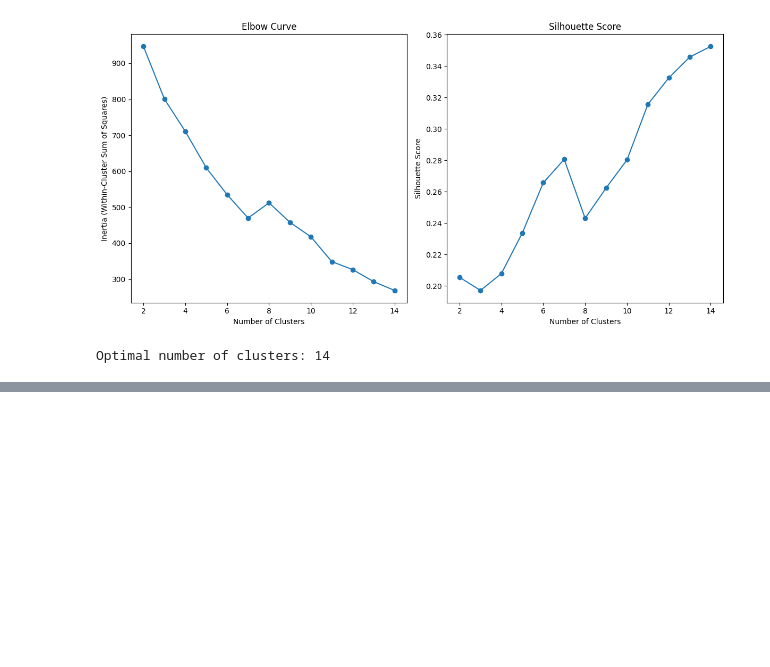
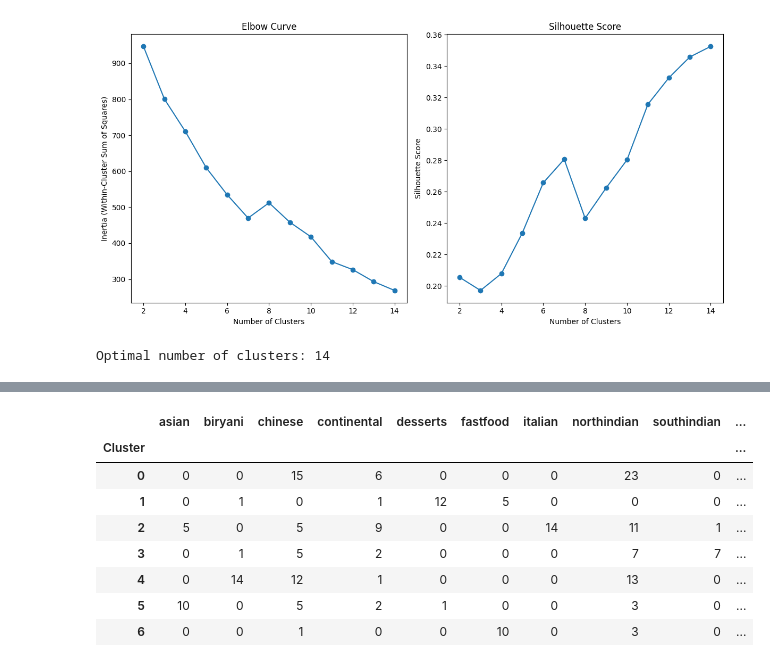
Before and after one commit to Nitin-Flavier13/Zomato_Insights, a Jupyter notebook: notebooks/Clustering_Analysis.ipynb, the cells around one changed output, grey strips where cells are left out. Cells and saved outputs as stored; diff of their text form; code cells hidden in the pictures; blank space fills up the shorter version.

```diff
--- a/notebooks/Clustering_Analysis.ipynb
+++ b/notebooks/Clustering_Analysis.ipynb
@@ -134,0 +155,15 @@ Optimal number of clusters: 14
+# %%
+# lets observe the data for clusters
+results_df_grouped = results_df.groupby('Cluster').sum()
+results_df_grouped[['Cost','Avg_Rating']] = results_df[['Cost','Avg_Rating','Cluster']].groupby('Cluster').mean()
+results_df_grouped.head(10)
+# %% [output]
+|  | asian | biryani | chinese | continental | desserts | fastfood | italian | northindian | southindian | ... |
+| Cluster |  |  |  |  |  |  |  |  |  | ... |
+| 0 | 0 | 0 | 15 | 6 | 0 | 0 | 0 | 23 | 0 | ... |
+| 1 | 0 | 1 | 0 | 1 | 12 | 5 | 0 | 0 | 0 | ... |
+| 2 | 5 | 0 | 5 | 9 | 0 | 0 | 14 | 11 | 1 | ... |
+| 3 | 0 | 1 | 5 | 2 | 0 | 0 | 0 | 7 | 7 | ... |
+| 4 | 0 | 14 | 12 | 1 | 0 | 0 | 0 | 13 | 0 | ... |
+| 5 | 10 | 0 | 5 | 2 | 1 | 0 | 0 | 3 | 0 | ... |
+| 6 | 0 | 0 | 1 | 0 | 0 | 10 | 0 | 3 | 0 | ... |
```
Also changed, not shown: parts of 11 cells of this notebook, 1 other file.
